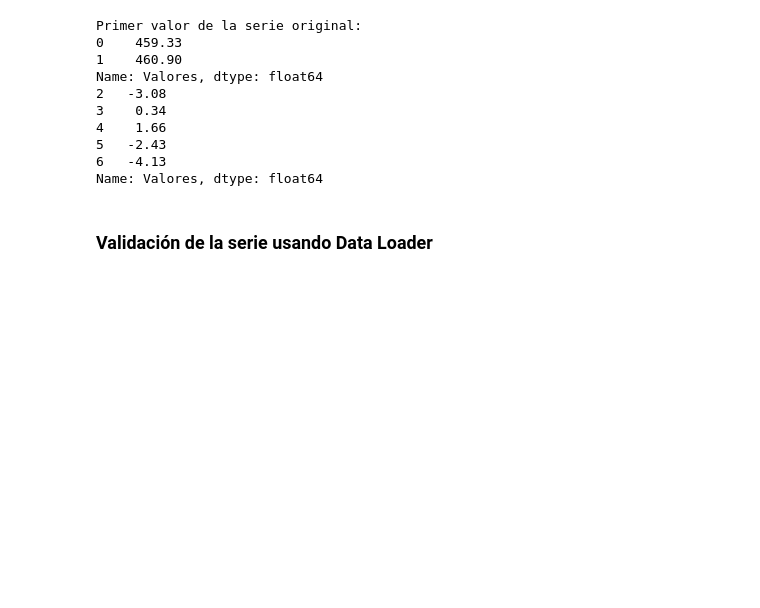
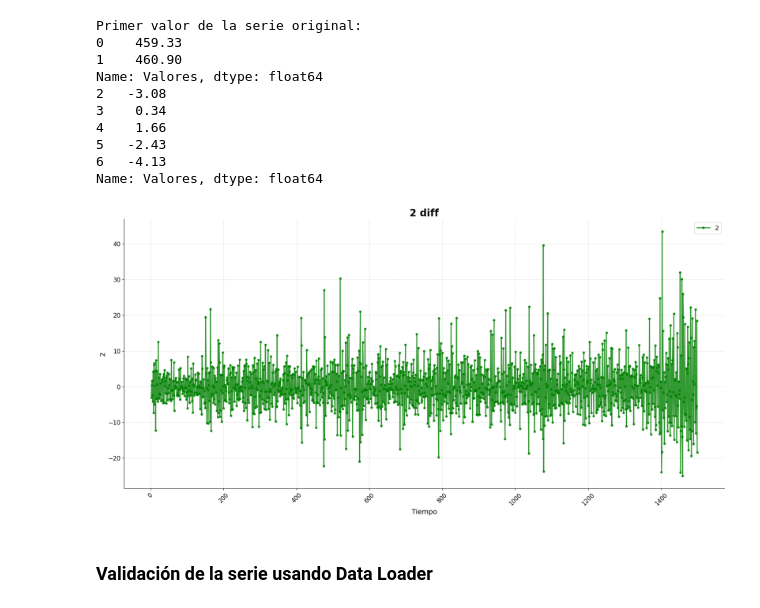
Before and after one commit to JairRamosG/Analisis-Series-de-Tiempo, a Jupyter notebook: CNN_Forecasting/train_nasdaq.ipynb, the cells around one changed output. Saved outputs shown, nothing was run; the diff lists cells and outputs as text; code cells hidden in the pictures; blank space fills up the shorter version.

Commit message:
Se mejoraron las graficas y la comparación de secciones, falta avanzar en el preprocesamiento de la serie

```diff
--- a/CNN_Forecasting/train_nasdaq.ipynb
+++ b/CNN_Forecasting/train_nasdaq.ipynb
@@ -46,6 +46,11 @@ Name: Valores, dtype: float64
 5   -2.43
 6   -4.13
 Name: Valores, dtype: float64
+# %%
+df_diff = pd.DataFrame({'2': diff})
+graficar_serie(df_diff, variable='2', color='green', titulo='2 diff')
+# %% [output]
+[figure, added]
 # %% [markdown]
 ### Validación de la serie usando Data Loader
 # %%
```
Also changed, not shown: parts of 13 cells of this notebook, 1 other file.
